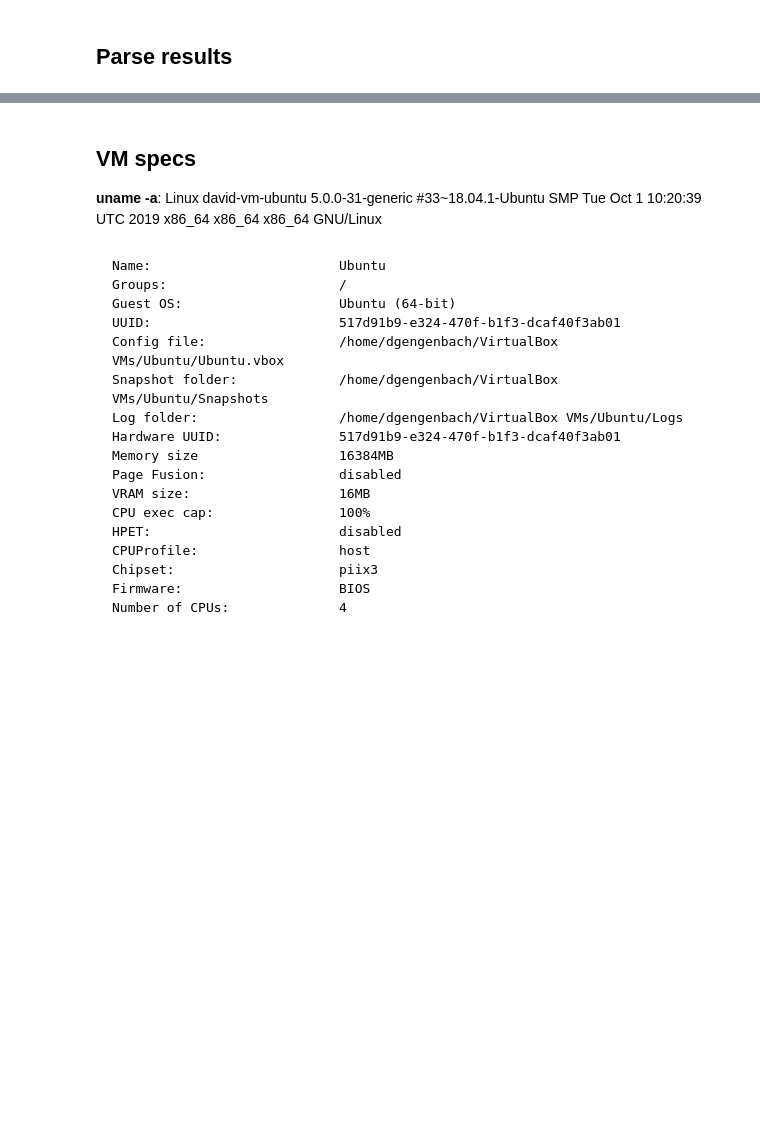
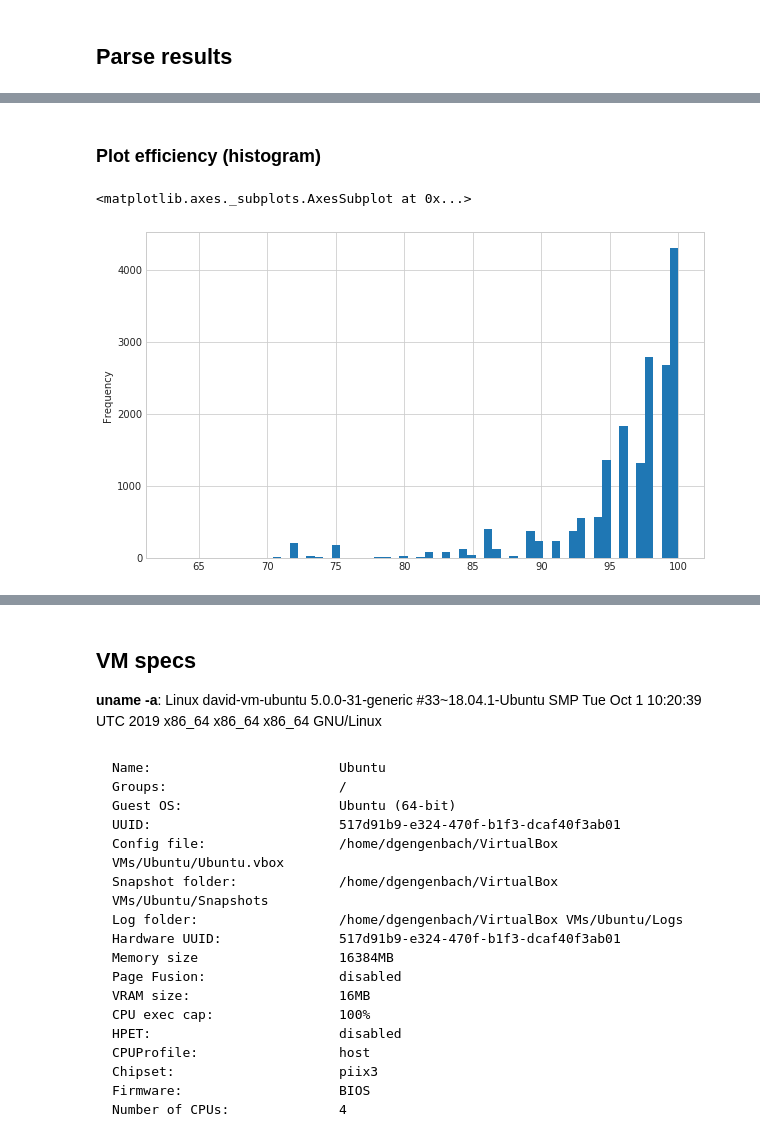
Before and after one commit to davidgengenbach/linux-slab-efficiency-analysis, a Jupyter notebook: process.ipynb, the cells around one changed output, grey strips where cells are left out. Saved outputs shown, nothing was run; the diff lists cells and outputs as text; code cells hidden in the pictures; blank space fills up the shorter version.

```diff
--- a/process.ipynb
+++ b/process.ipynb
@@ -132,0 +133,45 @@ data = parse_slabinfo_log(slab_info)
+# %%
+import pandas as pd
+
+# Headers taken from output of `slabinfo`
+SLABINFO_TOOL_HEADERS = [
+    'time', # added
+    'name',
+    'objects',
+    'object_size',
+    'space',
+    'slabs_part_cpu',
+    'o_s',
+    'o',
+    'percent_free',
+    'percent_efficient',
+    'flags'
+]
+
+df_slabinfo_tool = pd.DataFrame(
+    # Ignore header
+    [x for x in parse_slabinfo_log(slab_info_tool) if not x[1].startswith('Name')],
+    columns = SLABINFO_TOOL_HEADERS
+)
+
+# Filter out "filp" cache which has a efficiency above 100%?
+df_slabinfo_tool = df_slabinfo_tool[df_slabinfo_tool.percent_efficient <= 100]
+
+# Converts the '10.9K' and '10.1M' space notation to numbers (Kb)
+def normalize_space(x):
+    num = float(x[:-1])
+    if x.endswith('M'):
+        num = num * 1024
+    return num
+
+df_slabinfo_tool['space_normalized_in_kb'] = df_slabinfo_tool.space.apply(normalize_space)
+# Check that the only suffixes are 'K' (kilo) and 'M' (mega)
+for idx, x in df_slabinfo_tool.space.iteritems():
+    assert(x.endswith('K') or x.endswith('M'))
+# %% [markdown]
+### Plot efficiency (histogram)
+# %%
+df_slabinfo_tool.percent_efficient.plot(kind='hist', bins=60)
+# %% [output]
+<matplotlib.axes._subplots.AxesSubplot at 0x...>
+[figure, added]
```
Also changed, not shown: parts of 20 cells of this notebook, 13 other files.
